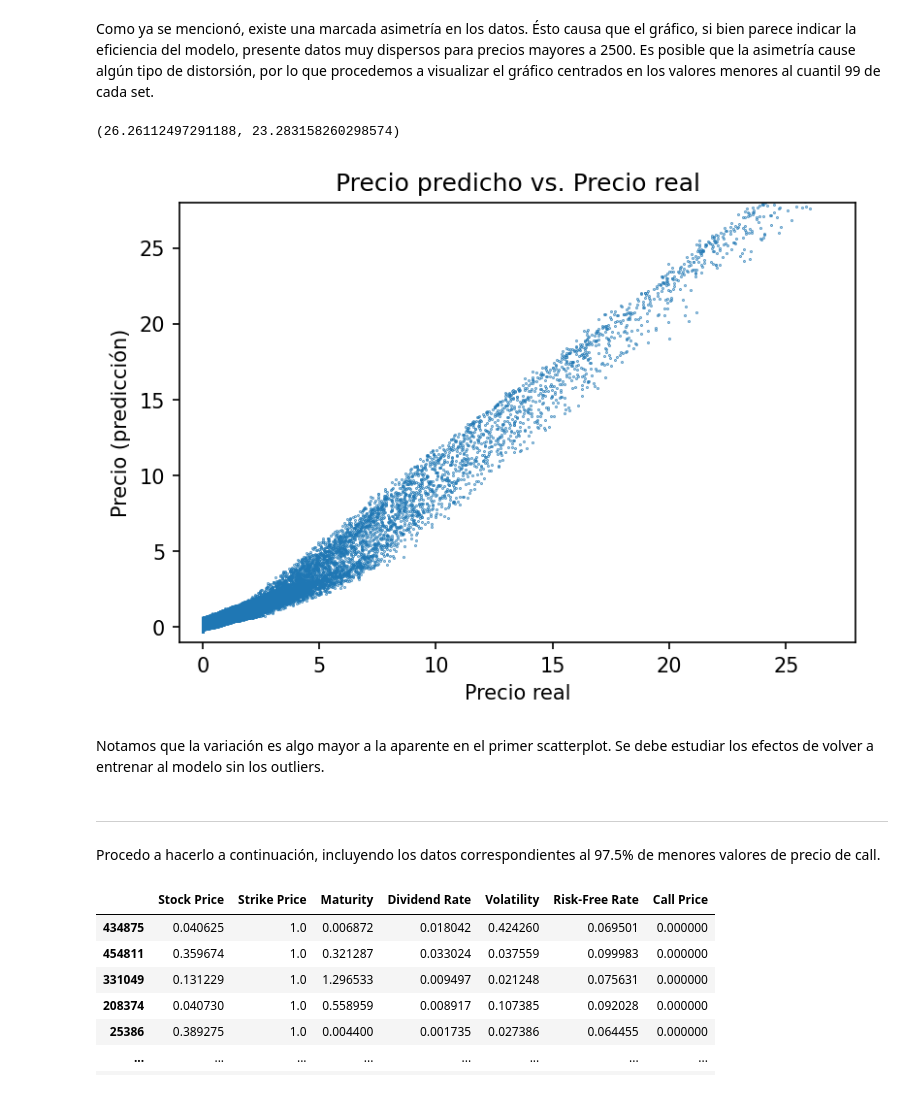
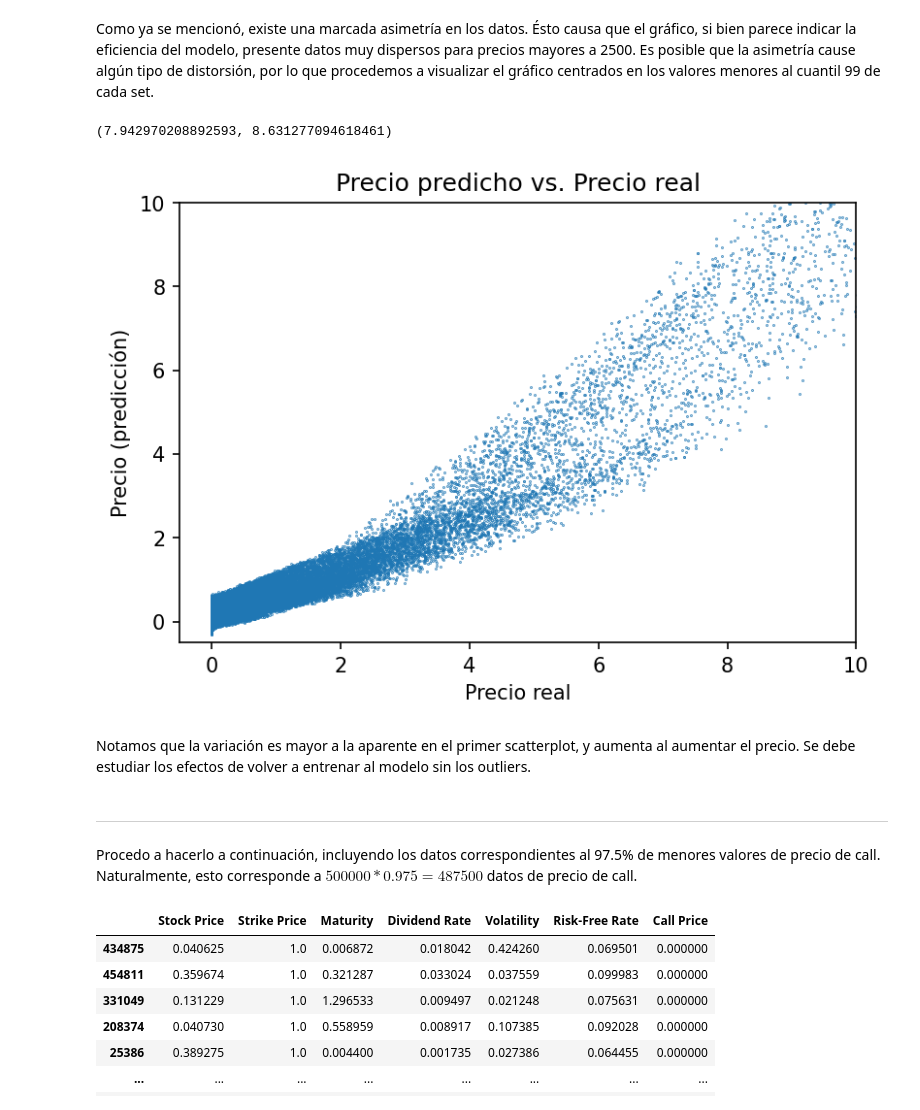
Before and after one commit to sanarovaz/ML-Black-Scholes, a Jupyter notebook: ML_Black_Scholes.ipynb, the cells around one changed output. Drawn from its saved outputs; the diff is of its cells as text; code cells hidden in the pictures.

```diff
--- a/ML_Black_Scholes.ipynb
+++ b/ML_Black_Scholes.ipynb
@@ -166,26 +166,26 @@ plt.show()
 # %% [markdown]
 Como ya se mencionó, existe una marcada asimetría en los datos. Ésto causa que el gráfico, si bien parece indicar la eficiencia del modelo, presente datos muy dispersos para precios mayores a 2500. Es posible que la asimetría cause algún tipo de distorsión, por lo que procedemos a visualizar el gráfico centrados en los valores menores al cuantil 99 de cada set.
 # %%
-np.quantile(preds_test, 0.99), np.quantile(y_test, 0.99)
+np.quantile(preds_test, 0.975), np.quantile(y_test, 0.975)
 # %% [output]
-(26.26112497291188, 23.283158260298574)
+(7.942970208892593, 8.631277094618461)
 # %%
 preds_test = mlp.predict(X_test)
 plt.scatter(y_test, preds_test, s= 0.1)
 plt.ylabel("Precio (predicción)")
 plt.xlabel("Precio real")
 plt.title("Precio predicho vs. Precio real")
-plt.xlim([-1, 28])
-plt.ylim([-1, 28])
+plt.xlim([-0.5, 10])
+plt.ylim([-0.5, 10])
 plt.show()
 # %% [output]
-[figure, old version]
+[figure, new version]
 # %% [markdown]
-Notamos que la variación es algo mayor a la aparente en el primer scatterplot. Se debe estudiar los efectos de volver a entrenar al modelo sin los outliers.
+Notamos que la variación es mayor a la aparente en el primer scatterplot, y aumenta al aumentar el precio. Se debe estudiar los efectos de volver a entrenar al modelo sin los outliers.
 # %% [markdown]
 ---
 # %% [markdown]
-Procedo a hacerlo a continuación, incluyendo los datos correspondientes al 97.5% de menores valores de precio de call.
+Procedo a hacerlo a continuación, incluyendo los datos correspondientes al 97.5% de menores valores de precio de call. Naturalmente, esto corresponde a $500000 * 0.975 = 487500$ datos de precio de call.
 # %%
 q975 = df['Call Price'].quantile(0.975)
 df1 = df[df['Call Price'] <= q975]
```
Also changed, not shown: parts of 7 cells of this notebook.
